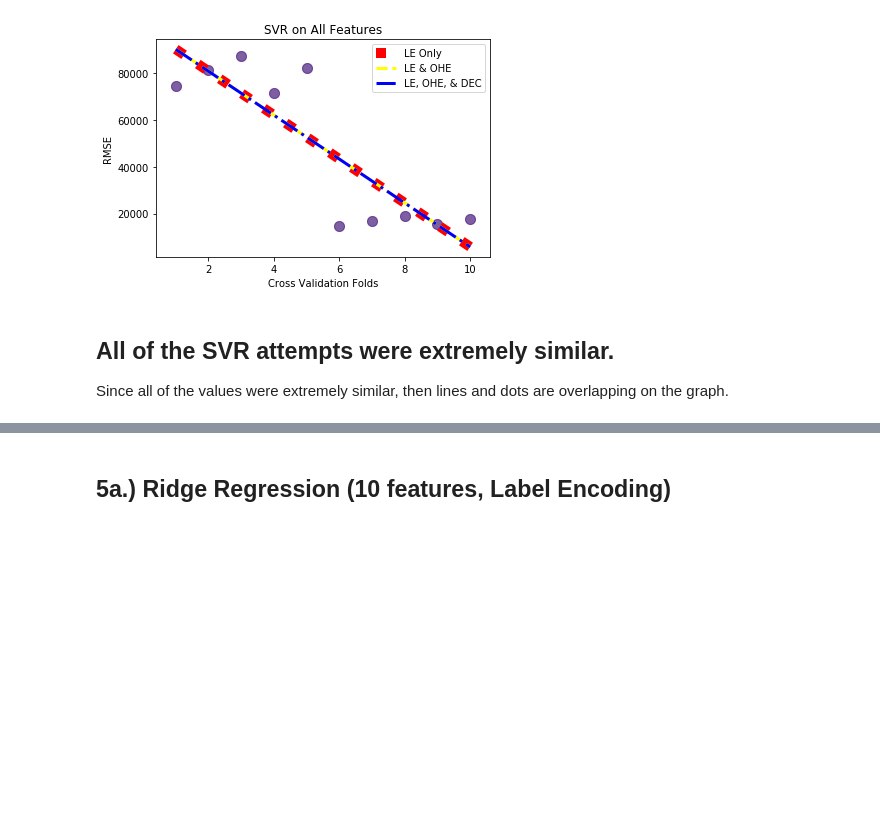
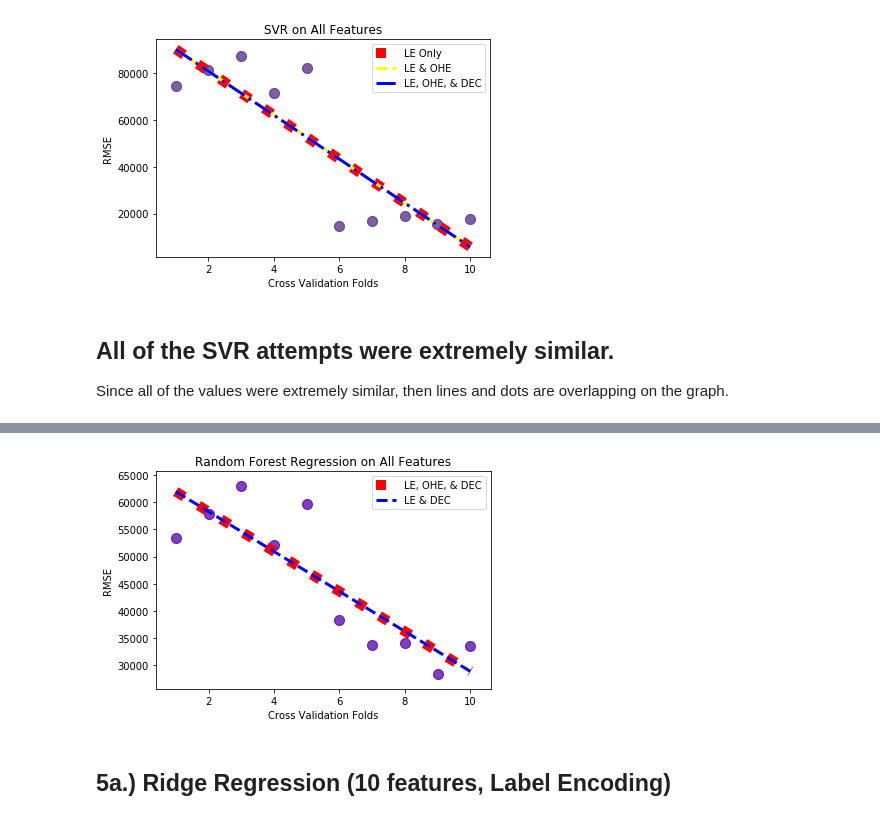
Before and after one commit to RPeralta5/Data-Science, a Jupyter notebook: Source Files/House_Prices.ipynb, the cells around one changed output, grey strips where cells are left out. Saved outputs shown, nothing was run; the diff lists cells and outputs as text; code cells hidden in the pictures; blank space fills up the shorter version.

Commit message:
Random Forest Regression

```diff
--- a/Source Files/House_Prices.ipynb
+++ b/Source Files/House_Prices.ipynb
@@ -1306,3 +1371,37 @@ https://scikit-learn.org/stable/modules/generated/sklearn.ensemble.RandomForestR
+# %%
+data_points1 =rmse_rf_ohe_dec
+data_points2 =rmse_rf_dec
+
+
+x_values = range(1, len(rmse_rf_dec)+1)
+
+# solution
+a, b = best_fit(x_values, data_points1)
+c, d = best_fit(x_values, data_points2)
+
+
+# plot points and fit line
+plt.scatter(x_values, data_points1,color='red',s=100, alpha=.5)
+yfit = [a + b * xi for xi in x_values]
+line1, =plt.plot(x_values, yfit,linestyle=':',linewidth = 10,color='red', markerfacecolor='red', markersize=12, label='LE, OHE, & DEC')
+
+plt.scatter(x_values, data_points2,color='blue',s=100, alpha=.5)
+yfit2 = [c + d * xi for xi in x_values]
+line2, =plt.plot(x_values, yfit2,linestyle='--',linewidth = 3,color='blue', markerfacecolor='blue', markersize=12, label='LE & DEC')
+
+#line1, = plt.plot(x_values, data_points1,color='red', linestyle='dashed', linewidth = 3, marker='o', markerfacecolor='red', markersize=12, label='All Features - LE Only')
+plt.legend(handles=[line1,line2])
+
+# naming the x axis
+plt.xlabel('Cross Validation Folds')
+# naming the y axis
+plt.ylabel('RMSE')
+
+# giving a title the graph
+plt.title('Random Forest Regression on All Features')
+plt.show()
+# %% [output]
+[figure, added]
 # %% [markdown]
 ## 5a.) Ridge Regression (10 features, Label Encoding)
 # %%
```
Also changed, not shown: parts of 10 cells of this notebook.
